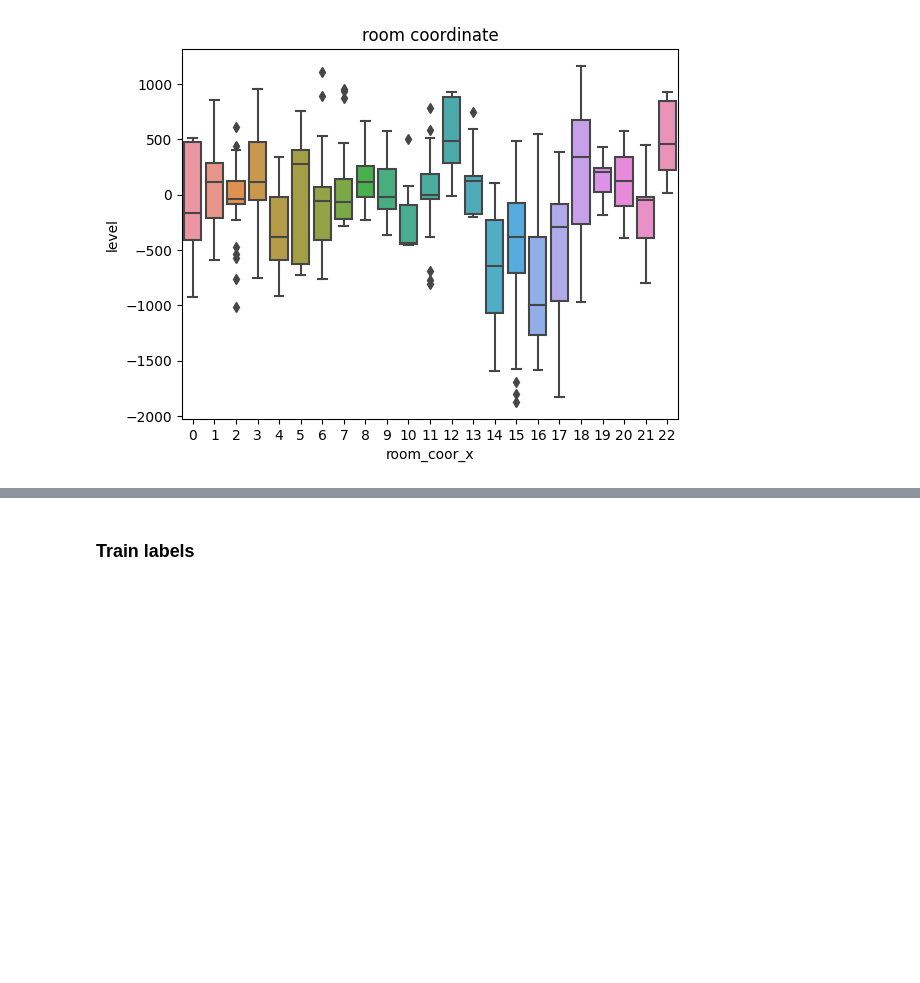
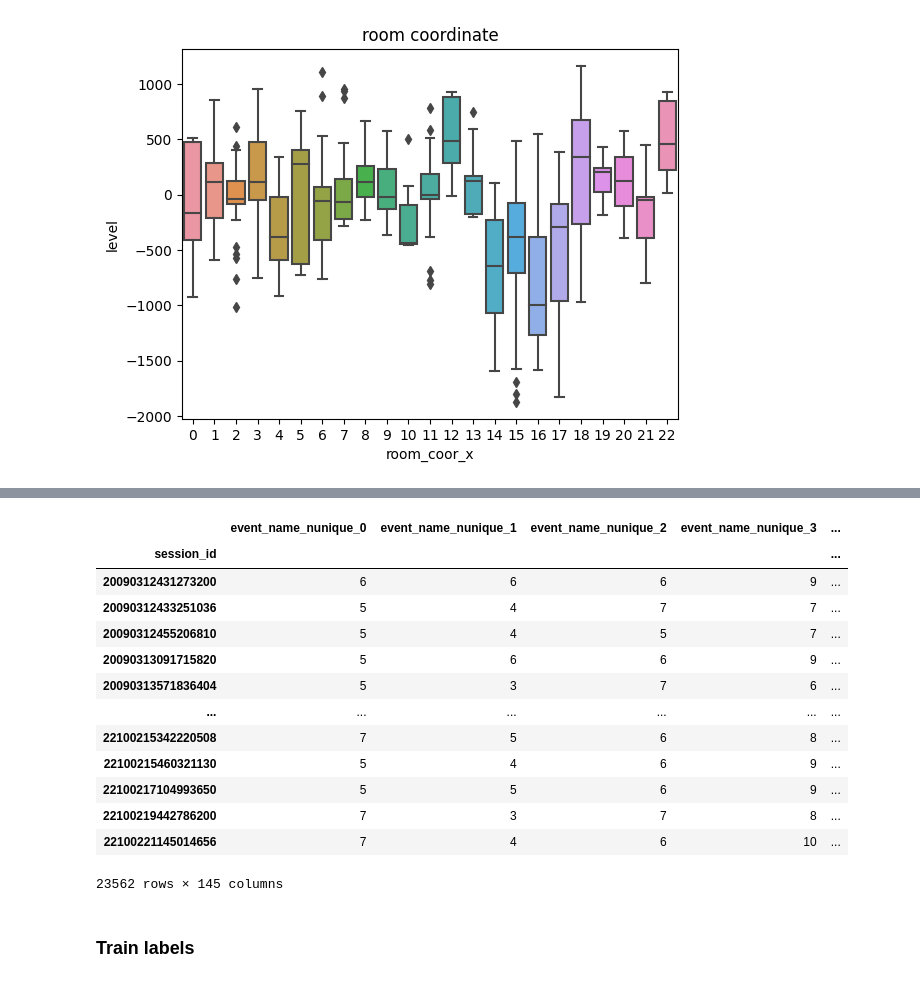
Before and after one commit to SiarheiThor/kaggle_student_performance, a Jupyter notebook: EDA.ipynb, the cells around one changed output, grey strips where cells are left out. Saved outputs shown, nothing was run; the diff lists cells and outputs as text; code cells hidden in the pictures; blank space fills up the shorter version.

```diff
--- a/EDA.ipynb
+++ b/EDA.ipynb
@@ -371,3 +540,26 @@ plt.show()
+# %%
+# Unstack level and level_group from index
+df_unstack = test.unstack('level')
+
+# Concatenate column names
+df_unstack.columns = ['_'.join(map(str, col)) for col in df_unstack.columns]
+# %%
+df_unstack
+# %% [output]
+|  | event_name_nunique_0 | event_name_nunique_1 | event_name_nunique_2 | event_name_nunique_3 | ... |
+| session_id |  |  |  |  | ... |
+| 20090312431273200 | 6 | 6 | 6 | 9 | ... |
+| 20090312433251036 | 5 | 4 | 7 | 7 | ... |
+| 20090312455206810 | 5 | 4 | 5 | 7 | ... |
+| 20090313091715820 | 5 | 6 | 6 | 9 | ... |
+| 20090313571836404 | 5 | 3 | 7 | 6 | ... |
+| ... | ... | ... | ... | ... | ... |
+| 22100215342220508 | 7 | 5 | 6 | 8 | ... |
+| 22100215460321130 | 5 | 4 | 6 | 9 | ... |
+| 22100217104993650 | 5 | 5 | 6 | 9 | ... |
+| 22100219442786200 | 7 | 3 | 7 | 8 | ... |
+| 22100221145014656 | 7 | 4 | 6 | 10 | ... |
+23562 rows × 145 columns
 # %% [markdown]
 ### Train labels
 # %%
```
Also changed, not shown: parts of 20 cells of this notebook.
